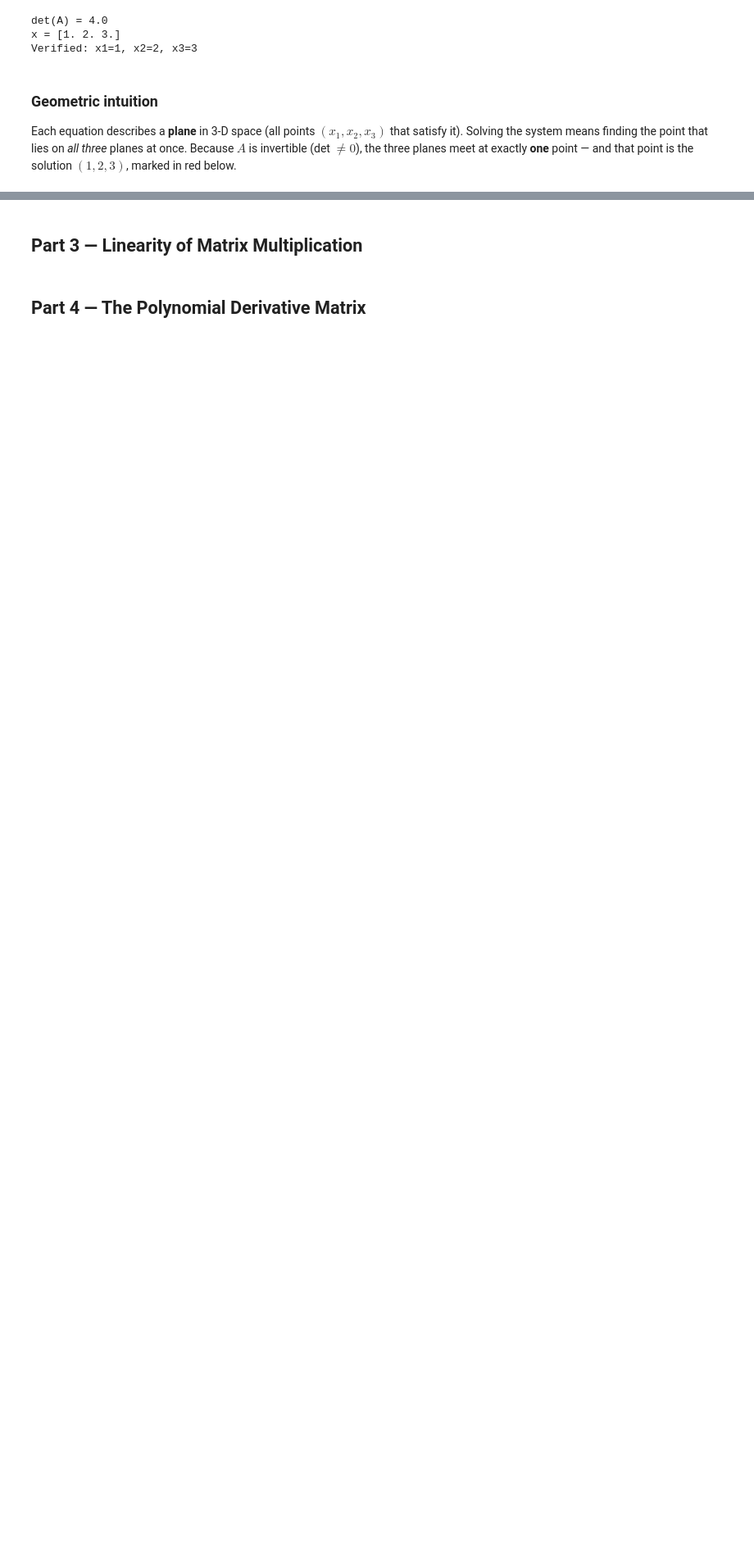
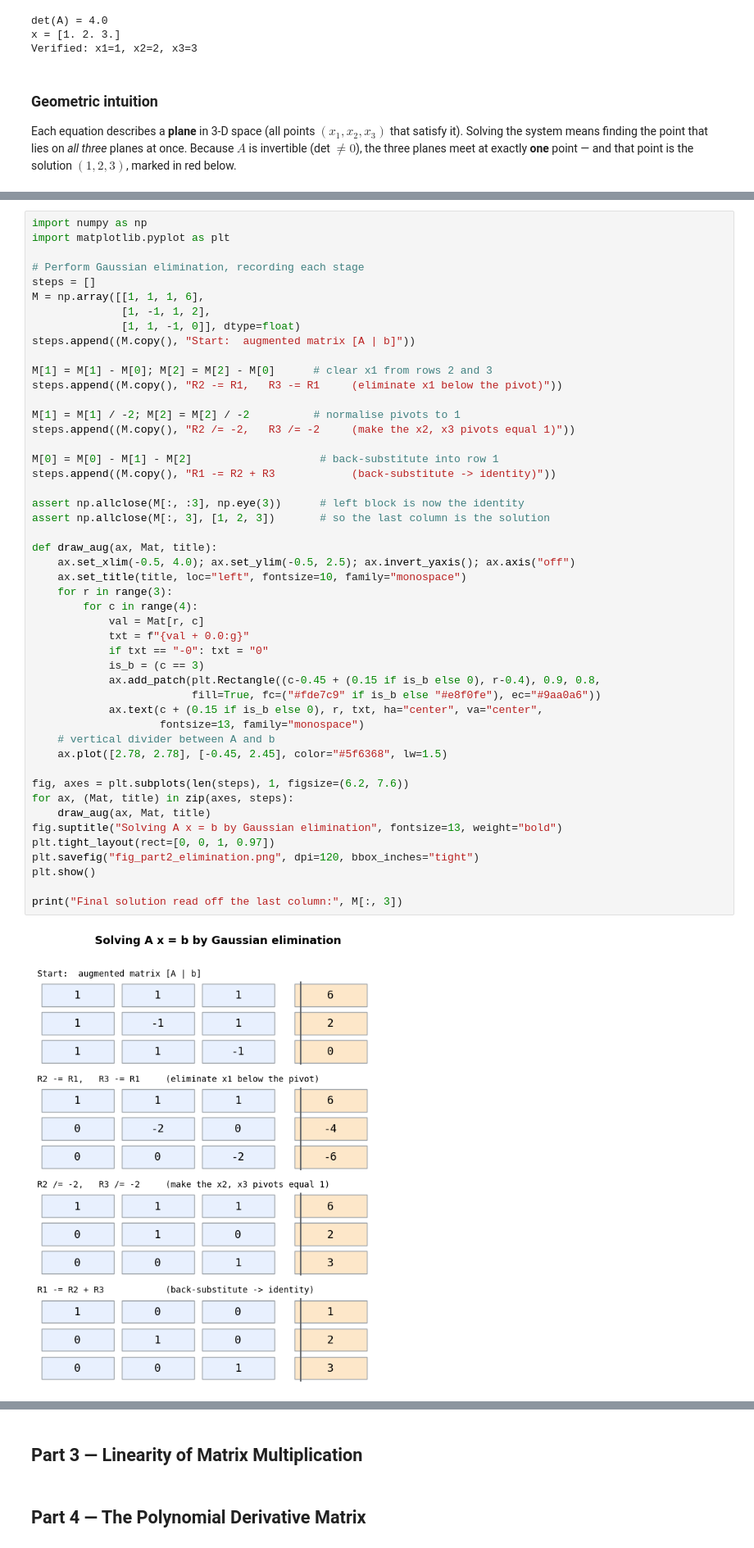
Before and after one commit to eladmintzer/linear-algebra, a Jupyter notebook: ex1/solution.ipynb, the cells around one changed output, grey strips where cells are left out. Shown at 82% size. Drawn from its saved outputs; the diff is of its cells as text; blank space fills up the shorter version.

Commit message:
feat(ex1): Part 2 Gaussian-elimination step figure

```diff
--- a/ex1/solution.ipynb
+++ b/ex1/solution.ipynb
@@ -78,0 +85,50 @@ plt.show()
+# %%
+import numpy as np
+import matplotlib.pyplot as plt
+
+# Perform Gaussian elimination, recording each stage
+steps = []
+M = np.array([[1, 1, 1, 6],
+              [1, -1, 1, 2],
+              [1, 1, -1, 0]], dtype=float)
+steps.append((M.copy(), "Start:  augmented matrix [A | b]"))
+
+M[1] = M[1] - M[0]; M[2] = M[2] - M[0]      # clear x1 from rows 2 and 3
+steps.append((M.copy(), "R2 -= R1,   R3 -= R1     (eliminate x1 below the pivot)"))
+
+M[1] = M[1] / -2; M[2] = M[2] / -2          # normalise pivots to 1
+steps.append((M.copy(), "R2 /= -2,   R3 /= -2     (make the x2, x3 pivots equal 1)"))
+
+M[0] = M[0] - M[1] - M[2]                    # back-substitute into row 1
+steps.append((M.copy(), "R1 -= R2 + R3            (back-substitute -> identity)"))
+
+assert np.allclose(M[:, :3], np.eye(3))      # left block is now the identity
+assert np.allclose(M[:, 3], [1, 2, 3])       # so the last column is the solution
+
+def draw_aug(ax, Mat, title):
+    ax.set_xlim(-0.5, 4.0); ax.set_ylim(-0.5, 2.5); ax.invert_yaxis(); ax.axis("off")
+    ax.set_title(title, loc="left", fontsize=10, family="monospace")
+    for r in range(3):
+        for c in range(4):
+            val = Mat[r, c]
+            txt = f"{val + 0.0:g}"
+            if txt == "-0": txt = "0"
+            is_b = (c == 3)
+            ax.add_patch(plt.Rectangle((c-0.45 + (0.15 if is_b else 0), r-0.4), 0.9, 0.8,
+                         fill=True, fc=("#fde7c9" if is_b else "#e8f0fe"), ec="#9aa0a6"))
+            ax.text(c + (0.15 if is_b else 0), r, txt, ha="center", va="center",
+                    fontsize=13, family="monospace")
+    # vertical divider between A and b
+    ax.plot([2.78, 2.78], [-0.45, 2.45], color="#5f6368", lw=1.5)
+
+fig, axes = plt.subplots(len(steps), 1, figsize=(6.2, 7.6))
+for ax, (Mat, title) in zip(axes, steps):
+    draw_aug(ax, Mat, title)
+fig.suptitle("Solving A x = b by Gaussian elimination", fontsize=13, weight="bold")
+plt.tight_layout(rect=[0, 0, 1, 0.97])
+plt.savefig("fig_part2_elimination.png", dpi=120, bbox_inches="tight")
+plt.show()
+
+print("Final solution read off the last column:", M[:, 3])
+# %% [output]
+[figure, added]
```
Also changed, not shown: parts of 2 cells of this notebook.
